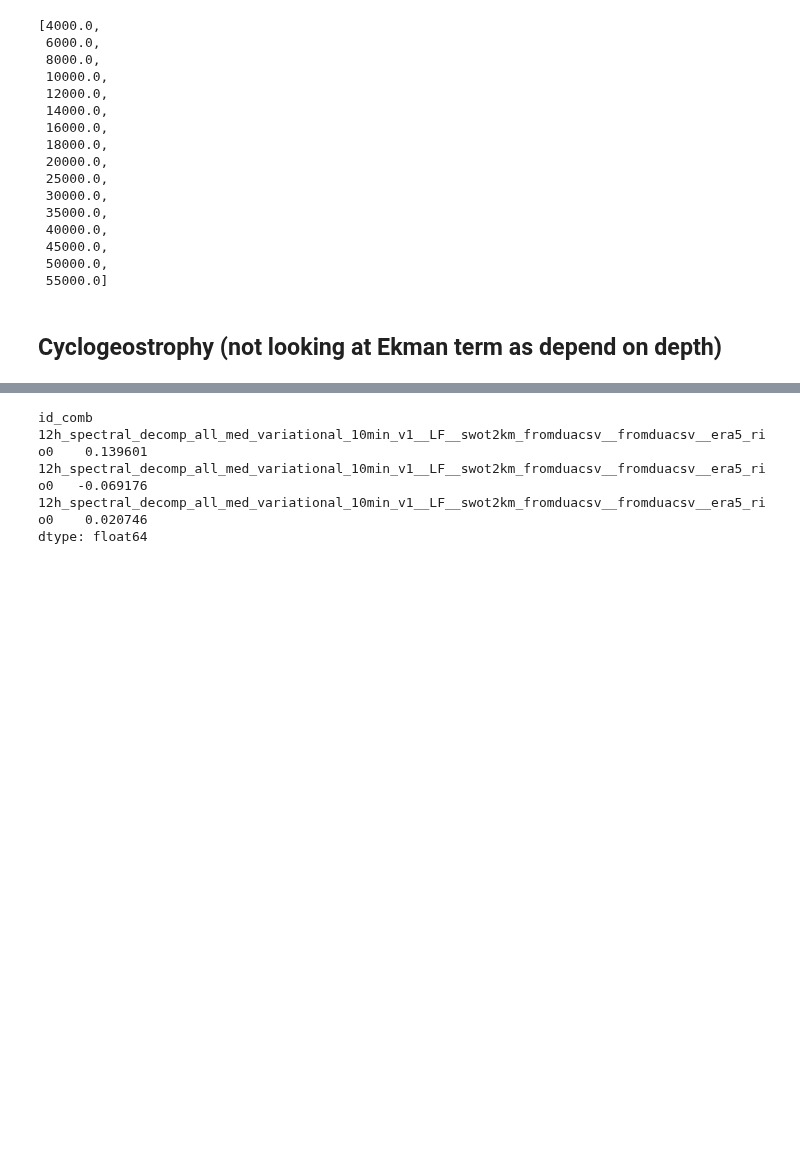
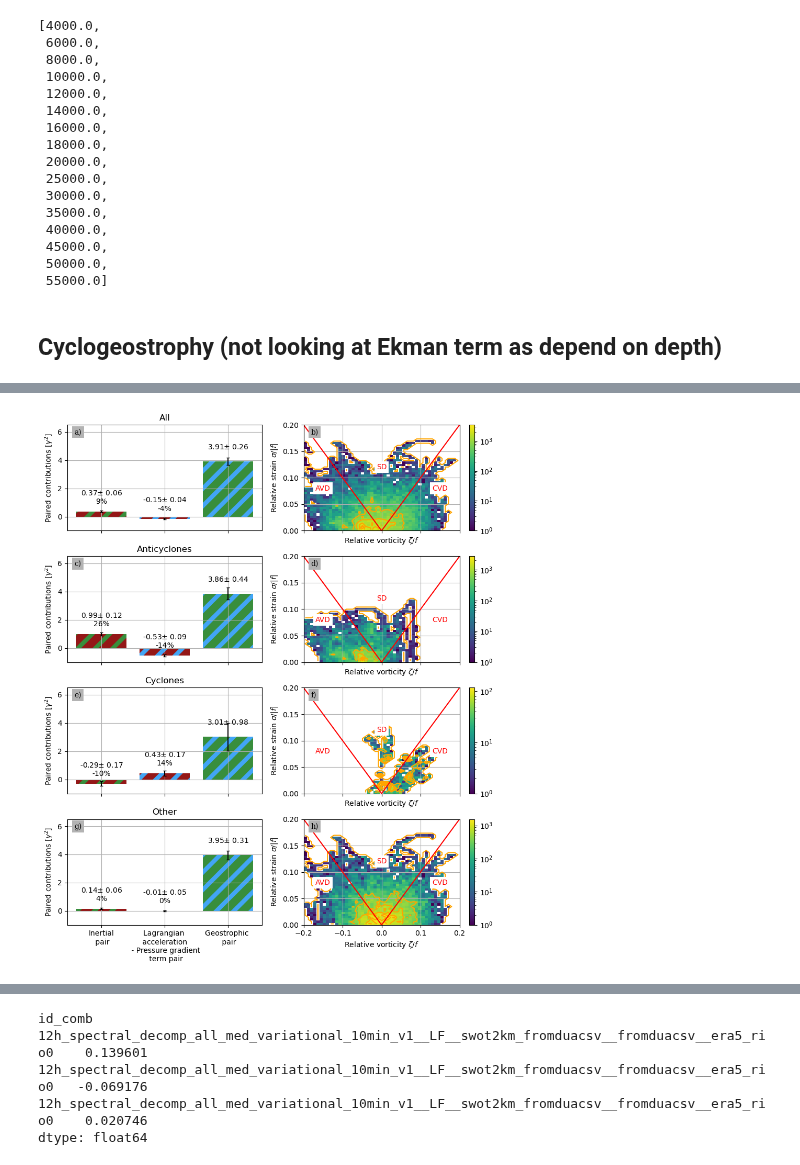
Before and after one commit to margot-demol/med_analysis, a Jupyter notebook: 20_dynamical_analysis/23_cyclonic_vs_anticyclonic_structure.ipynb, the cells around one changed output, grey strips where cells are left out. Drawn from its saved outputs; the diff is of its cells as text; code cells hidden in the pictures; blank space fills up the shorter version.

```diff
--- a/20_dynamical_analysis/23_cyclonic_vs_anticyclonic_structure.ipynb
+++ b/20_dynamical_analysis/23_cyclonic_vs_anticyclonic_structure.ipynb
@@ -519,0 +496,83 @@ fig.tight_layout(rect=[0, 0.02, 1, 1])
+# %%
+fig, ax = plt.subplots(figsize=(1e-3, 1e-3))
+# ax.bar(0,1, color=c0['acc'], label='Lagrangian acceleration')
+# ax.bar(0,1, color=c0['cor'], label='Coriolis acceleration')
+# ax.bar(0,1, color=c0['ggd'], label='Pressure gradient')
+# ax.bar(0,1, color=c0['wd'], label='Wind term')
+# ax.bar(0,1, color='lightgrey', label='Balanced Coriolis resolution mismatch error ?')
+plt.rcParams["hatch.color"] = "lightgrey"
+ax.bar(
+    1,
+    1,
+    color=c0["cor"],
+    alpha=0.5,
+    hatch="/",
+    label="Potential balance with Coriolis acceleration resolution mismatch error",
+)
+
+handles, labels = ax.get_legend_handles_labels()
+
+plt.rcParams["axes.edgecolor"] = "k"
+plt.rcParams["hatch.linewidth"] = 6
+
+fig, axs = plt.subplots(
+    4, 2, frameon=False, figsize=(9, 11), sharex="col", sharey="col"
+)
+
+axs = axs.T.flatten()
+
+# X_
+plot_reserror_cor = False
+plot_one_axis(dm, axs[0], plot_reserror_cor)
+axs[0].set_title("All")
+plot_one_axis(dma, axs[1], plot_reserror_cor)
+axs[1].set_title("Anticyclones")
+plot_one_axis(dmc, axs[2], plot_reserror_cor)
+axs[2].set_title("Cyclones")
+plot_one_axis(dn, axs[3], plot_reserror_cor)
+axs[3].set_title("Other")
+
+# Vorticity-strain diagram
+binx = np.linspace(-0.2, 0.2, 50)
+biny = np.linspace(0, 0.2, 50)
+ax = axs[4]
+plot_join_pdfs_one(df0_, "vorticity_f", "strain_f", binx=binx, biny=biny, ax=ax)
+ax.set_xlabel(r"Relative vorticity $\zeta/f$")
+ax.set_ylabel(r"Relative strain $\sigma/|f|$")
+kwa = dict(
+    c="r", bbox=dict(facecolor="w", edgecolor="none", pad=3.0), va="center", ha="center"
+)
+
+
+ax = axs[5]
+plot_join_pdfs_one(dfa, "vorticity_f", "strain_f", binx=binx, biny=biny, ax=ax)
+ax.set_xlabel(r"Relative vorticity $\zeta/f$")
+ax.set_ylabel(r"Relative strain $\sigma/|f|$")
+ax.set_ylim(0, 1.25)
+
+ax = axs[6]
+plot_join_pdfs_one(dfc, "vorticity_f", "strain_f", binx=binx, biny=biny, ax=ax)
+ax.set_xlabel(r"Relative vorticity $\zeta/f$")
+ax.set_ylabel(r"Relative strain $\sigma/|f|$")
+
+ax = axs[7]
+plot_join_pdfs_one(dfn, "vorticity_f", "strain_f", binx=binx, biny=biny, ax=ax)
+ax.set_xlabel(r"Relative vorticity $\zeta/f$")
+ax.set_ylabel(r"Relative strain $\sigma/|f|$")
+
+
+for ax in axs[4:]:
+    ax.annotate("AVD", (-0.15, 0.08), **kwa)
+    ax.annotate("SD", (0, 0.12), **kwa)
+    ax.annotate("CVD", (0.15, 0.08), **kwa)
+
+axs[0].set_ylim(-1, 6.5)
+
+l = ["a", "c", "e", "g", "b", "d", "f", "h"]
+for i in range(len(axs)):
+    put_fig_letter(fig, axs[i], l[i])
+
+# fig.tight_layout()
+fig.tight_layout(rect=[0, 0.02, 1, 1])
+# fig.legend(handles, labels, ncol=3, loc="lower center")
+# %% [output]
@@ -519,0 +580 @@ fig.tight_layout(rect=[0, 0.02, 1, 1])
+[figure, added]
```
Also changed, not shown: parts of 13 cells of this notebook, 11 other files.
